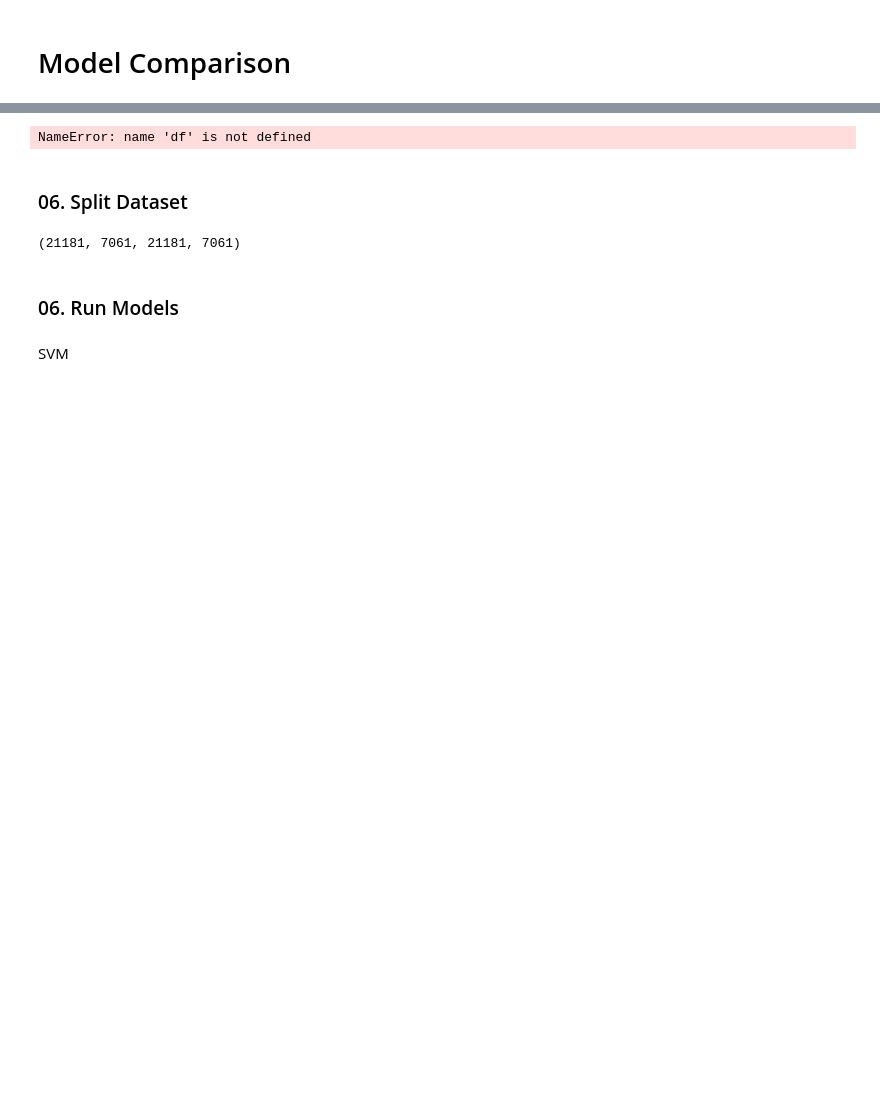
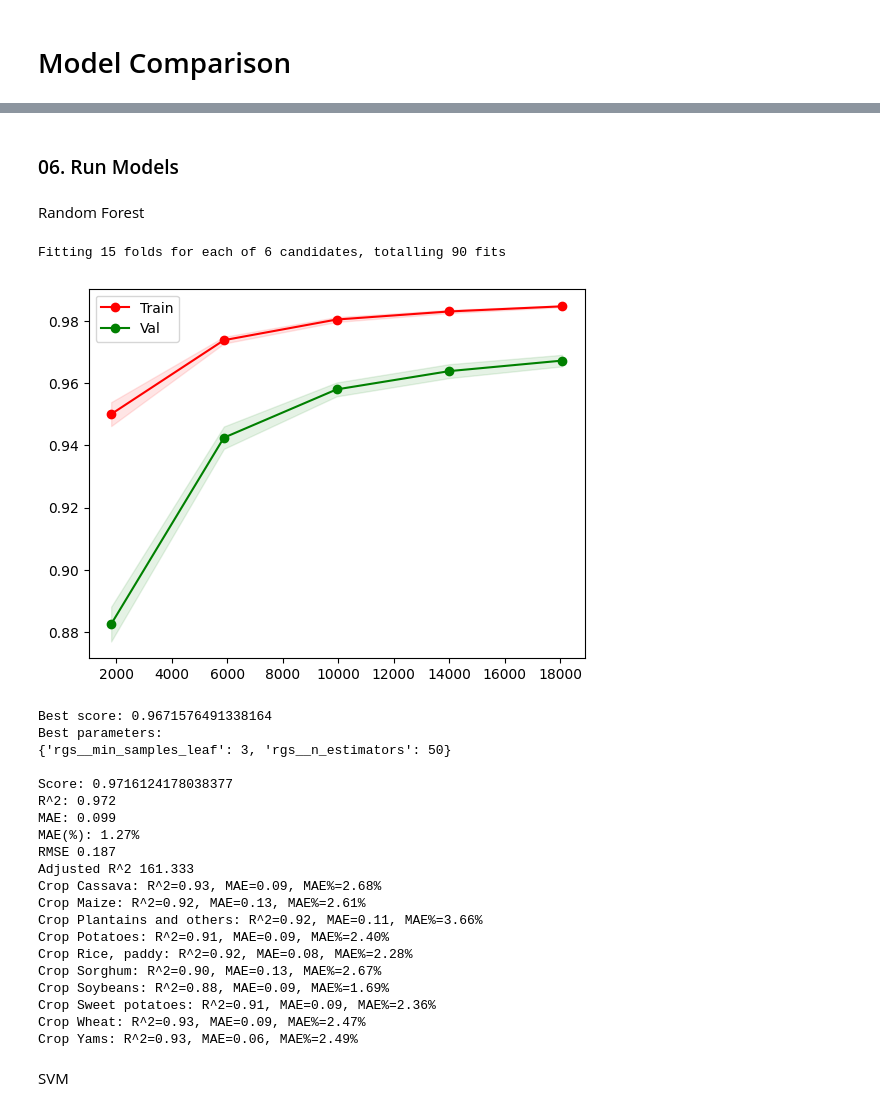
Before and after one commit to saradiazdelser/application-of-machine-learning-algorithms-to-perform-crop-yield-prediction, a Jupyter notebook: data_preprocessing.ipynb, the cells around one changed output, grey strips where cells are left out. Cells and saved outputs as stored; diff of their text form; code cells hidden in the pictures; blank space fills up the shorter version.

```diff
--- a/data_preprocessing.ipynb
+++ b/data_preprocessing.ipynb
@@ -176,0 +390,4 @@ sns.heatmap(corr, vmin = -1, vmax = +1, annot = True, cmap = 'coolwarm')
+# %%
+# Create features and labels (and remove categorical variables)
+features = df.drop(['hg/ha_yield','Log_Yield','Item','Area', 'Year'], axis=1)
+labels = df['Log_Yield']
@@ -216,34 +408,0 @@ def run_regressor(regressor, features_train, labels_train, features_test, labels
-# %%
-def build_pipeline(params, regressor, features_train, labels_train, features_test, labels_test, rkf=False):
-    # Setting up a pipeline
-    pipe = Pipeline([
-        ('scaler', MinMaxScaler()),
-        ('imputer', None),
-        ('balancing', None),
-        ('rgs', regressor)
-    ])
-
-    # Cross validation
-    if rkf:
-        cv = RepeatedKFold(n_splits=5, n_repeats=3, random_state=42)
-    else:
-        cv = KFold(n_splits=5,random_state=42,shuffle=True)
-
-    # Set up the grid search
-    gs = GridSearchCV(estimator=pipe,param_grid=params,n_jobs=-1, verbose=5, cv=5,scoring='r2')
-
-    # Fit gs to training data
-    gs_results = gs.fit(features_train, labels_train)
-
-    # Find best fit
-    print(f'Best score: {gs_results.best_score_}')
-    print(f'Best parameters: \n{gs_results.best_params_}')
-
-    # Get score
-    print(f'\nScore: {gs.score(features_test, labels_test)}')
-
-    # Predict results
-    labels_preds = gs.predict(features_test)
-    best_par = parameter_check(labels_preds, labels_test)
-
-    return best_par, gs_results
@@ -313,19 +409,32 @@ df = pd.concat([dataset, encoded_df], axis=1)
-# %%
-# Create features and labels (and remove categorical variables)
-features = df.drop(['hg/ha_yield','Item','Area', 'Year'], axis=1)
-labels = df['hg/ha_yield']
-# %% [output]
-NameError: name 'df' is not defined
-# %% [markdown]
-### 06. Split Dataset
-# %%
-# Create training (75%) and test (25%) sets
-features_train, features_test , labels_train , labels_test = train_test_split(features, labels, test_size =0.25)
-len(features_train), len(features_test), len(labels_train), len(labels_test)
-# %% [output]
-(21181, 7061, 21181, 7061)
 # %% [markdown]
 ### 06. Run Models
+# %% [markdown]
+Random Forest
+# %%
+best_par_rf, best_par_rf_class, score_rf = build_pipeline(params['rf'], RandomForestRegressor(), features_train, labels_train, features_test, labels_test)
+# %% [output]
+Fitting 15 folds for each of 6 candidates, totalling 90 fits
+[figure, added]
+Best score: 0.9671576491338164
+Best parameters:
+{'rgs__min_samples_leaf': 3, 'rgs__n_estimators': 50}
+
+Score: 0.9716124178038377
+R^2: 0.972
+MAE: 0.099
+MAE(%): 1.27%
+RMSE 0.187
+Adjusted R^2 161.333
+Crop Cassava: R^2=0.93, MAE=0.09, MAE%=2.68%
+Crop Maize: R^2=0.92, MAE=0.13, MAE%=2.61%
+Crop Plantains and others: R^2=0.92, MAE=0.11, MAE%=3.66%
+Crop Potatoes: R^2=0.91, MAE=0.09, MAE%=2.40%
+Crop Rice, paddy: R^2=0.92, MAE=0.08, MAE%=2.28%
+Crop Sorghum: R^2=0.90, MAE=0.13, MAE%=2.67%
+Crop Soybeans: R^2=0.88, MAE=0.09, MAE%=1.69%
+Crop Sweet potatoes: R^2=0.91, MAE=0.09, MAE%=2.36%
+Crop Wheat: R^2=0.93, MAE=0.09, MAE%=2.47%
+Crop Yams: R^2=0.93, MAE=0.06, MAE%=2.49%
 # %% [markdown]
 SVM
 # %%
```
Also changed, not shown: parts of 53 cells of this notebook, 4 other files.
